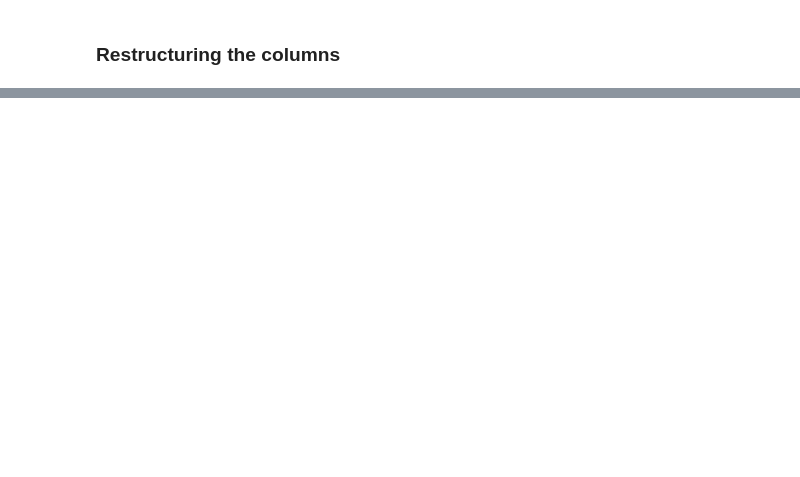
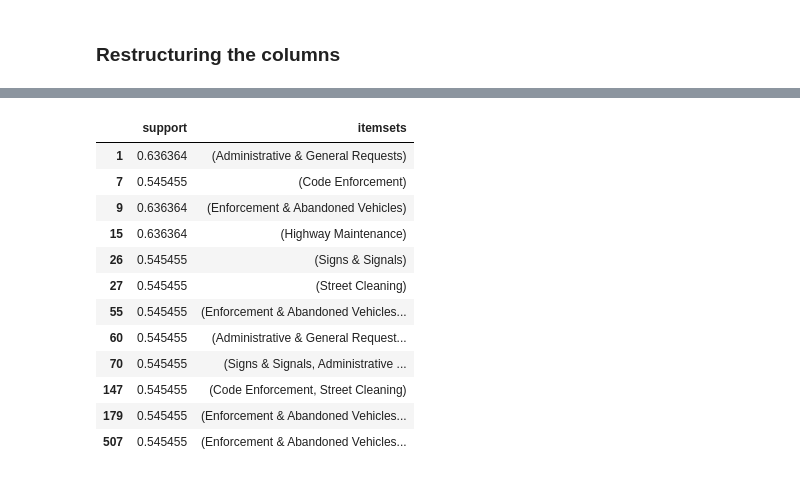
Before and after one commit to TheBharatha/Life-of-Py, a Jupyter notebook: Boston_Mayor/Boston_constituency.ipynb, the cells around one changed output, grey strips where cells are left out. Saved outputs shown, nothing was run; the diff lists cells and outputs as text; code cells hidden in the pictures; blank space fills up the shorter version.

```diff
--- a/Boston_Mayor/Boston_constituency.ipynb
+++ b/Boston_Mayor/Boston_constituency.ipynb
@@ -241,0 +244,17 @@ likely_conditions = association_rules(frequent_cases, metric = 'confidence', min
+# %%
+frequent_cases = frequent_cases[frequent_cases['support'] >= 0.5]
+frequent_cases
+# %% [output]
+|  | support | itemsets |
+| 1 | 0.636364 | (Administrative & General Requests) |
+| 7 | 0.545455 | (Code Enforcement) |
+| 9 | 0.636364 | (Enforcement & Abandoned Vehicles) |
+| 15 | 0.636364 | (Highway Maintenance) |
+| 26 | 0.545455 | (Signs & Signals) |
+| 27 | 0.545455 | (Street Cleaning) |
+| 55 | 0.545455 | (Enforcement & Abandoned Vehicles... |
+| 60 | 0.545455 | (Administrative & General Request... |
+| 70 | 0.545455 | (Signs & Signals, Administrative ... |
+| 147 | 0.545455 | (Code Enforcement, Street Cleaning) |
+| 179 | 0.545455 | (Enforcement & Abandoned Vehicles... |
+| 507 | 0.545455 | (Enforcement & Abandoned Vehicles... |
```
Also changed, not shown: parts of 6 cells of this notebook.
